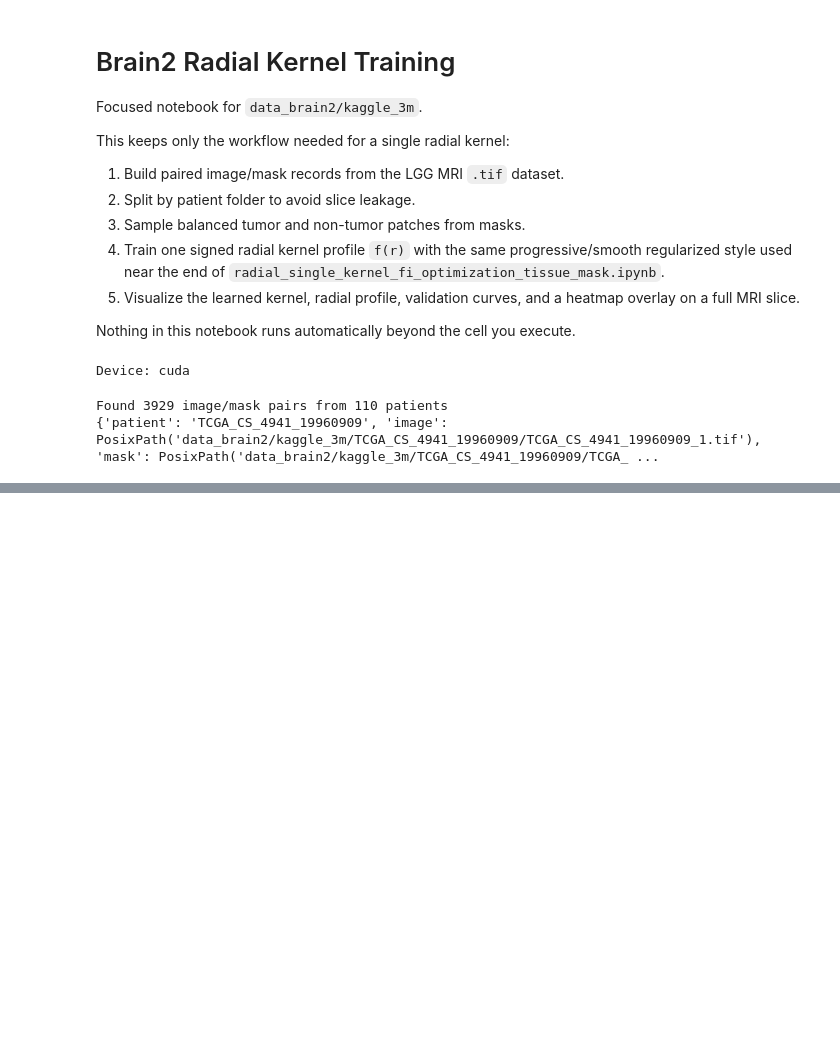
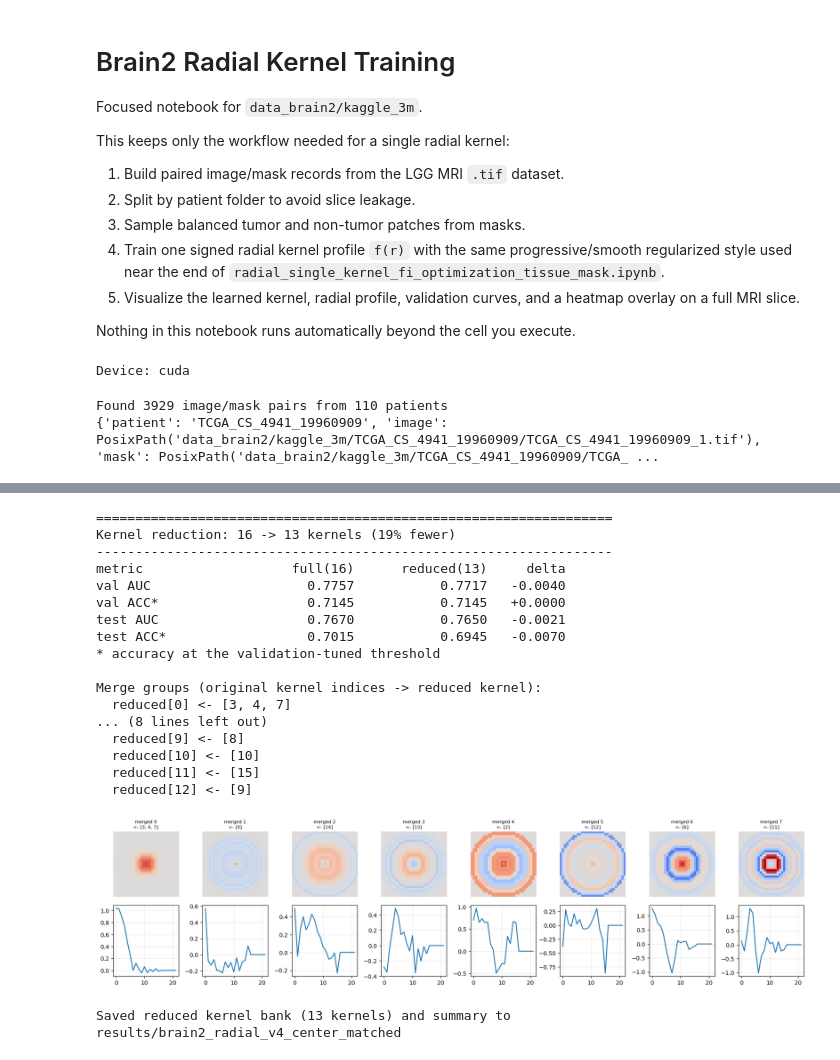
Before and after one commit to Masoudvahid/Kernel-Based-Cancer-Classification, a Jupyter notebook: brain2_radial_kernel.ipynb, the cells around one changed output, grey strips where cells are left out. Cells and saved outputs as stored; diff of their text form; code cells hidden in the pictures; blank space fills up the shorter version.

```diff
--- a/brain2_radial_kernel.ipynb
+++ b/brain2_radial_kernel.ipynb
@@ -1105,0 +1341,79 @@ Saved heatmap gallery and first-example maps to results/brain2_radial_single_ker
+# %%
+# =====================================================================
+# Kernel de-duplication (3/3): finalize reduced bank, compare, save.
+# =====================================================================
+f_reduced_full = chosen["f_merged"].astype(np.float32)
+kernel_reduced = kernels_from_full_profiles(f_reduced_full).astype(np.float32)
+reduced_eval = evaluate_kernel_bank(kernel_reduced)
+
+print("=" * 66)
+print(f"Kernel reduction: {K0} -> {chosen['k']} kernels "
+      f"({100.0 * (1 - chosen['k'] / K0):.0f}% fewer)")
+print("-" * 66)
+print(f"{'metric':<18}{'full(' + str(K0) + ')':>15}{'reduced(' + str(chosen['k']) + ')':>17}{'delta':>10}")
+for key, label in [("val_auc", "val AUC"), ("val_acc_tuned", "val ACC*"),
+                   ("test_auc", "test AUC"), ("test_acc_tuned", "test ACC*")]:
+    b, r = baseline[key], reduced_eval[key]
+    print(f"{label:<18}{b:>15.4f}{r:>17.4f}{r - b:>+10.4f}")
+print("* accuracy at the validation-tuned threshold")
+
+print("\nMerge groups (original kernel indices -> reduced kernel):")
+for j, members in enumerate(chosen["groups"]):
+    print(f"  reduced[{j}] <- {members}")
+
+# Visualize reduced kernels and their radial profiles.
+Kp = chosen["k"]
+n_show = min(Kp, 8)
+fig, axes = plt.subplots(2, n_show, figsize=(2.2 * n_show, 4.4))
+if n_show == 1:
+    axes = np.array(axes).reshape(2, 1)
+vmax = float(np.max(np.abs(kernel_reduced))) + 1e-12
+for j in range(n_show):
+    axes[0, j].imshow(kernel_reduced[j], cmap="coolwarm", vmin=-vmax, vmax=vmax)
+    axes[0, j].set_title(f"merged {j}\n<- {chosen['groups'][j]}", fontsize=8)
+    axes[0, j].axis("off")
+    axes[1, j].plot(np.arange(f_reduced_full.shape[1]), f_reduced_full[j], lw=1.6)
+    axes[1, j].grid(alpha=0.25)
+plt.tight_layout(); plt.show()
+
+if SAVE_ARTIFACTS:
+    np.save(OUT_DIR / "kernels_reduced_radial_bank.npy", kernel_reduced)
+    np.save(OUT_DIR / "f_reduced_full_bank.npy", f_reduced_full)
+    reduce_summary = {
+        "num_kernels_full": int(K0),
+        "num_kernels_reduced": int(Kp),
+        "quality_tolerance": float(MERGE_QUALITY_TOL),
+        "similarity": "abs_response_correlation",
+        "linkage": "average",
+        "baseline_metrics": {k: float(baseline[k]) for k in
+                             ("val_auc", "val_acc", "val_acc_tuned", "test_auc", "test_acc", "test_acc_tuned")},
+        "reduced_metrics": {k: float(reduced_eval[k]) for k in
+                            ("val_auc", "val_acc", "val_acc_tuned", "test_auc", "test_acc", "test_acc_tuned")},
+        "merge_groups": [[int(m) for m in g] for g in chosen["groups"]],
+        "sweep": [{"k": int(s["k"]), "val_auc": float(s["val_auc"]),
+                   "val_acc_tuned": float(s["val_acc_tuned"]),
+                   "test_auc": float(s["test_auc"]),
+                   "test_acc_tuned": float(s["test_acc_tuned"])} for s in sweep],
+    }
+    (OUT_DIR / "kernel_reduction_summary.json").write_text(json.dumps(reduce_summary, indent=2))
+    print(f"\nSaved reduced kernel bank ({Kp} kernels) and summary to {OUT_DIR}")
+# %% [output]
+==================================================================
+Kernel reduction: 16 -> 13 kernels (19% fewer)
+------------------------------------------------------------------
+metric                   full(16)      reduced(13)     delta
+val AUC                    0.7757           0.7717   -0.0040
+val ACC*                   0.7145           0.7145   +0.0000
+test AUC                   0.7670           0.7650   -0.0021
+test ACC*                  0.7015           0.6945   -0.0070
+* accuracy at the validation-tuned threshold
+
+Merge groups (original kernel indices -> reduced kernel):
+  reduced[0] <- [3, 4, 7]
+... (8 lines left out)
+  reduced[9] <- [8]
+  reduced[10] <- [10]
+  reduced[11] <- [15]
+  reduced[12] <- [9]
+[figure, added]
+Saved reduced kernel bank (13 kernels) and summary to results/brain2_radial_v4_center_matched
```
Also changed, not shown: parts of 20 cells of this notebook, 33 other files.
